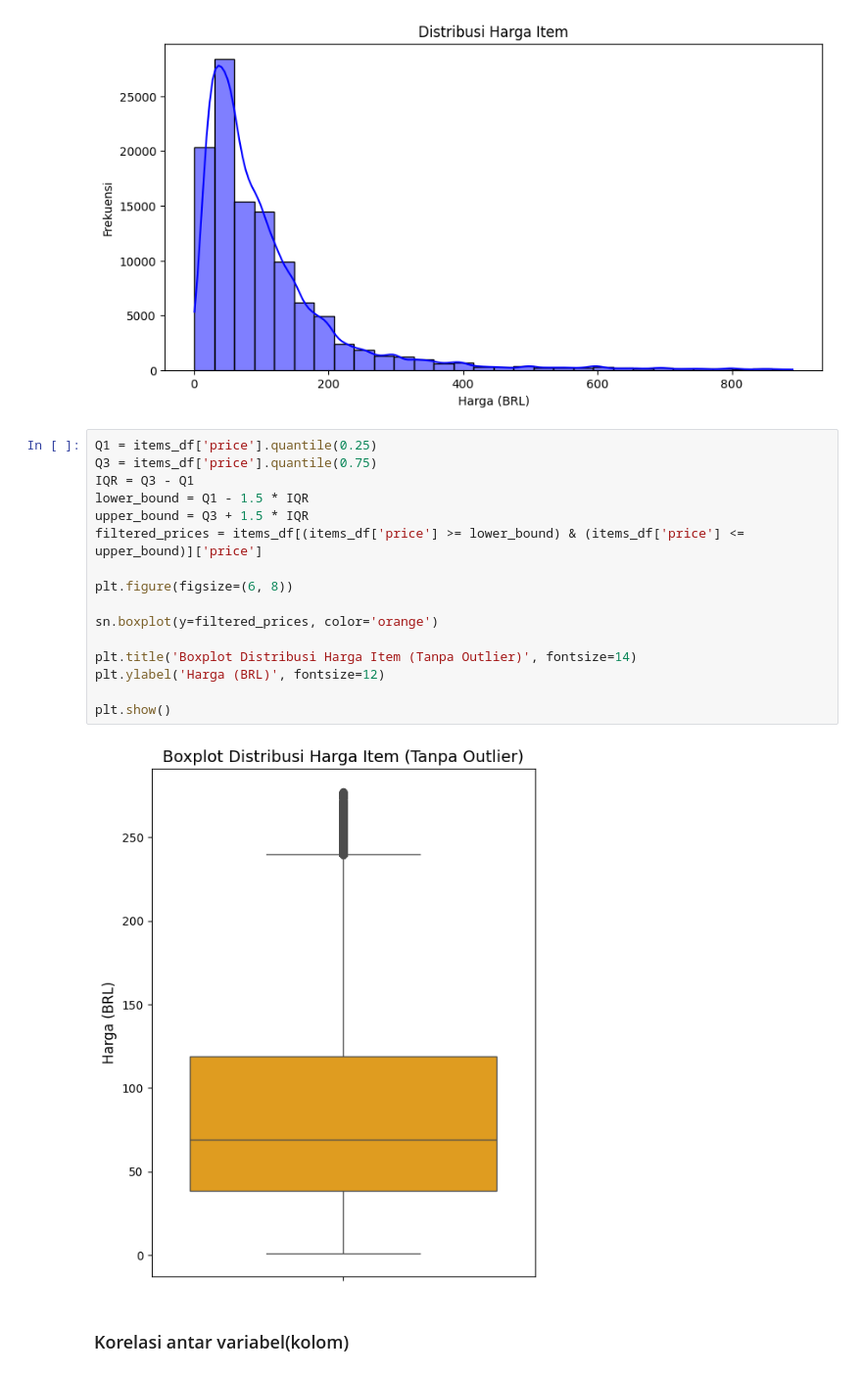
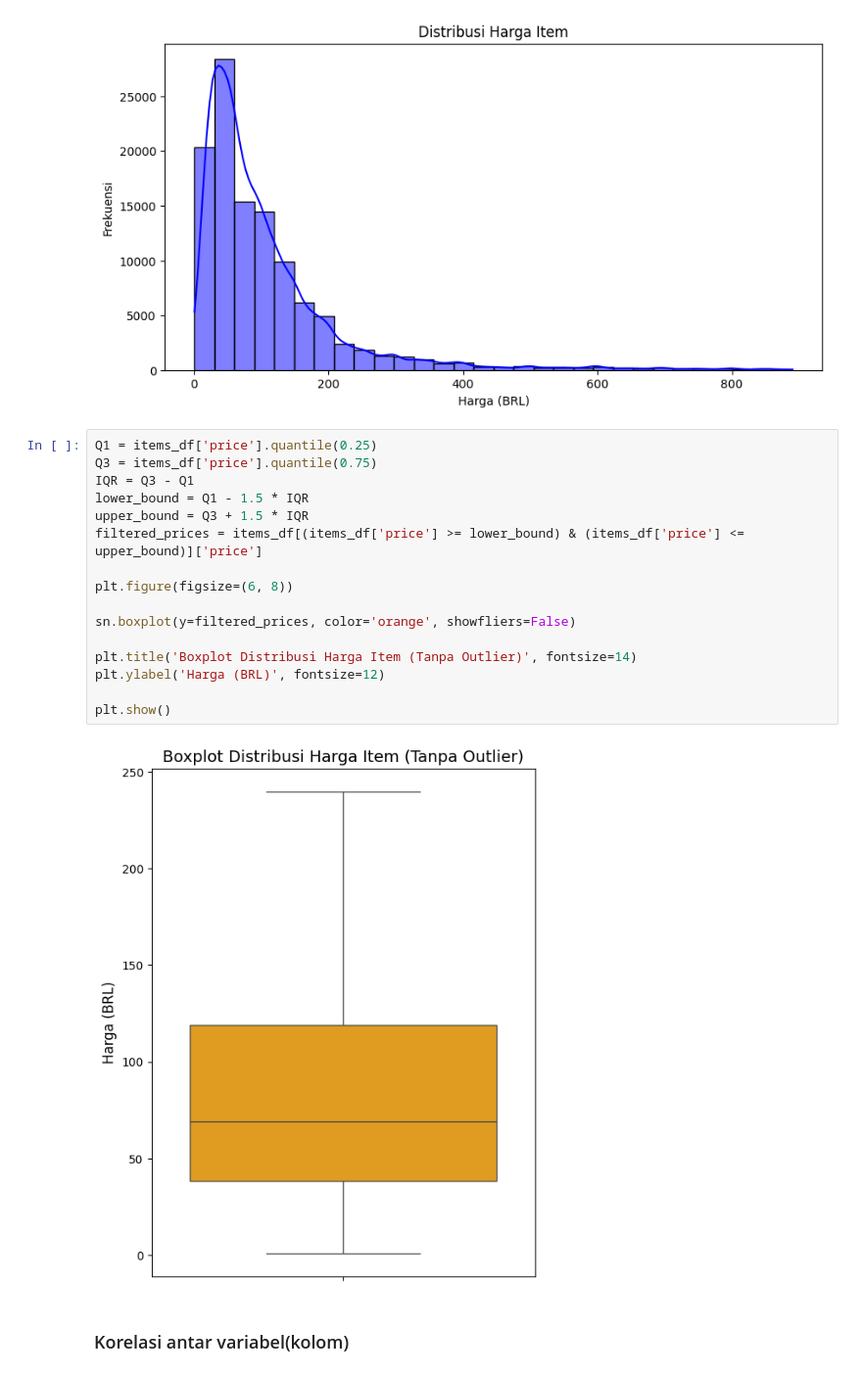
Before and after one commit to Meio047/Project-Analisis-Data, a Jupyter notebook: Proyek_Analisis_Data_.ipynb, the cells around one changed output. Shown at 98% size. Cells and saved outputs as stored; diff of their text form.

```diff
--- a/Proyek_Analisis_Data_(1).ipynb
+++ b/Proyek_Analisis_Data_.ipynb
@@ -509,21 +514,21 @@ plt.show()
 # %%
 Q1 = items_df['price'].quantile(0.25)
 Q3 = items_df['price'].quantile(0.75)
 IQR = Q3 - Q1
 lower_bound = Q1 - 1.5 * IQR
 upper_bound = Q3 + 1.5 * IQR
 filtered_prices = items_df[(items_df['price'] >= lower_bound) & (items_df['price'] <= upper_bound)]['price']
 
 plt.figure(figsize=(6, 8))
 
-sn.boxplot(y=filtered_prices, color='orange')
+sn.boxplot(y=filtered_prices, color='orange', showfliers=False)
 
 plt.title('Boxplot Distribusi Harga Item (Tanpa Outlier)', fontsize=14)
 plt.ylabel('Harga (BRL)', fontsize=12)
 
 plt.show()
 # %% [output]
-[figure, old version]
+[figure, new version]
 # %% [markdown]
 ### Korelasi antar variabel(kolom)
 # %%
```
Also changed, not shown: parts of 4 cells of this notebook, 2 other files.
